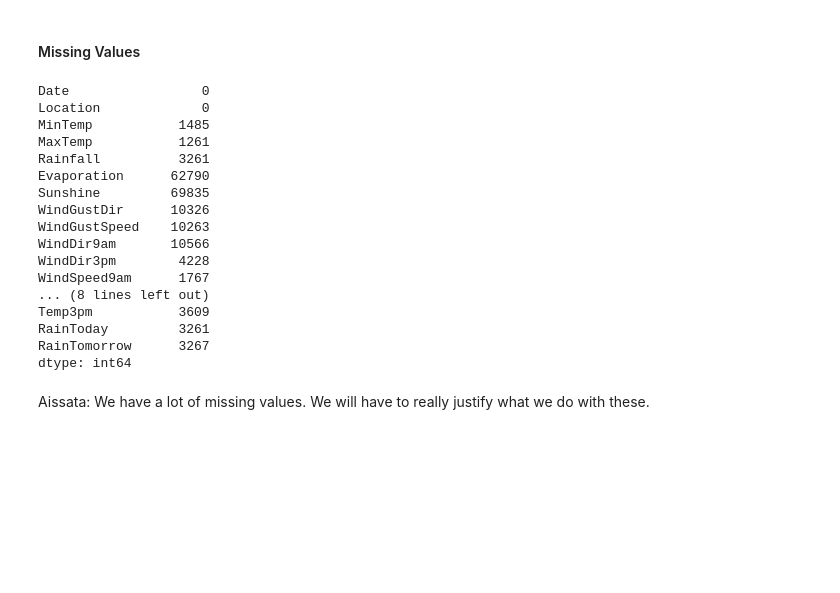
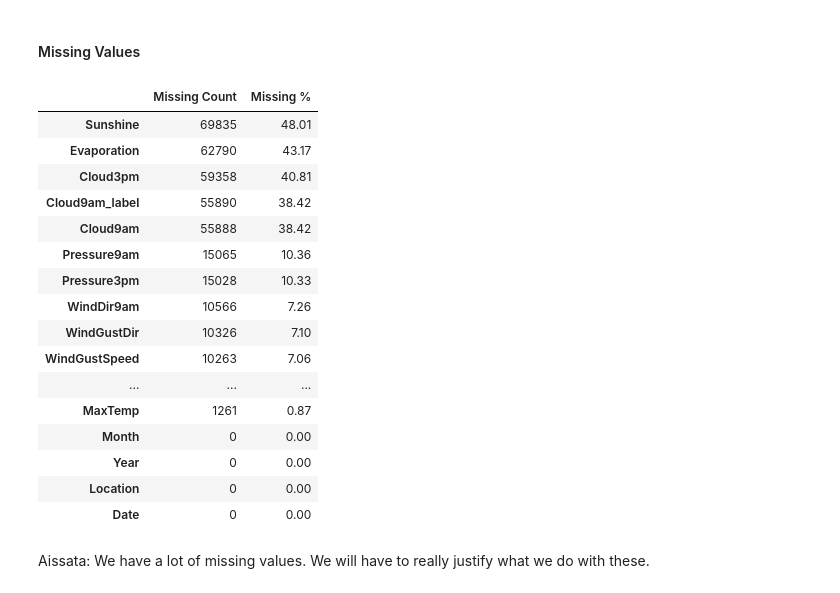
Before and after one commit to AstouK/Rain_Australia, a Jupyter notebook: rain_australia v2.ipynb, the cells around one changed output. Saved outputs shown, nothing was run; the diff lists cells and outputs as text; code cells hidden in the pictures; blank space fills up the shorter version.

```diff
--- a/rain_australia v2.ipynb
+++ b/rain_australia v2.ipynb
@@ -385,25 +382,33 @@ df_eda = df.copy()
 # %% [markdown]
 #### Missing Values
 # %%
-df_eda.isna().sum()
+# Counting the absolute missing values and calculating the missing percentage values.
+missing = df_eda.isna().sum()
+missing_pct = (missing / len(df_eda) * 100).round(2)
+
+# Creates a data frame with missing counts and missing percentages
+pd.DataFrame({
+    'Missing Count': missing,
+    'Missing %': missing_pct
+}).sort_values(by='Missing %', ascending=False)
 # %% [output]
-Date                 0
-Location             0
-MinTemp           1485
-MaxTemp           1261
-Rainfall          3261
-Evaporation      62790
-Sunshine         69835
-WindGustDir      10326
-WindGustSpeed    10263
-WindDir9am       10566
-WindDir3pm        4228
-WindSpeed9am      1767
-... (8 lines left out)
-Temp3pm           3609
-RainToday         3261
-RainTomorrow      3267
-dtype: int64
+|  | Missing Count | Missing % |
+| Sunshine | 69835 | 48.01 |
+| Evaporation | 62790 | 43.17 |
+| Cloud3pm | 59358 | 40.81 |
+| Cloud9am_label | 55890 | 38.42 |
+| Cloud9am | 55888 | 38.42 |
+| Pressure9am | 15065 | 10.36 |
+| Pressure3pm | 15028 | 10.33 |
+| WindDir9am | 10566 | 7.26 |
+| WindGustDir | 10326 | 7.10 |
+| WindGustSpeed | 10263 | 7.06 |
+| ... | ... | ... |
+| MaxTemp | 1261 | 0.87 |
+| Month | 0 | 0.00 |
+| Year | 0 | 0.00 |
+| Location | 0 | 0.00 |
+| Date | 0 | 0.00 |
 # %% [markdown]
 Aissata: We have a lot of missing values. We will have to really justify what we do with these.
 # %% [markdown]
```
Also changed, not shown: parts of 22 cells of this notebook.
